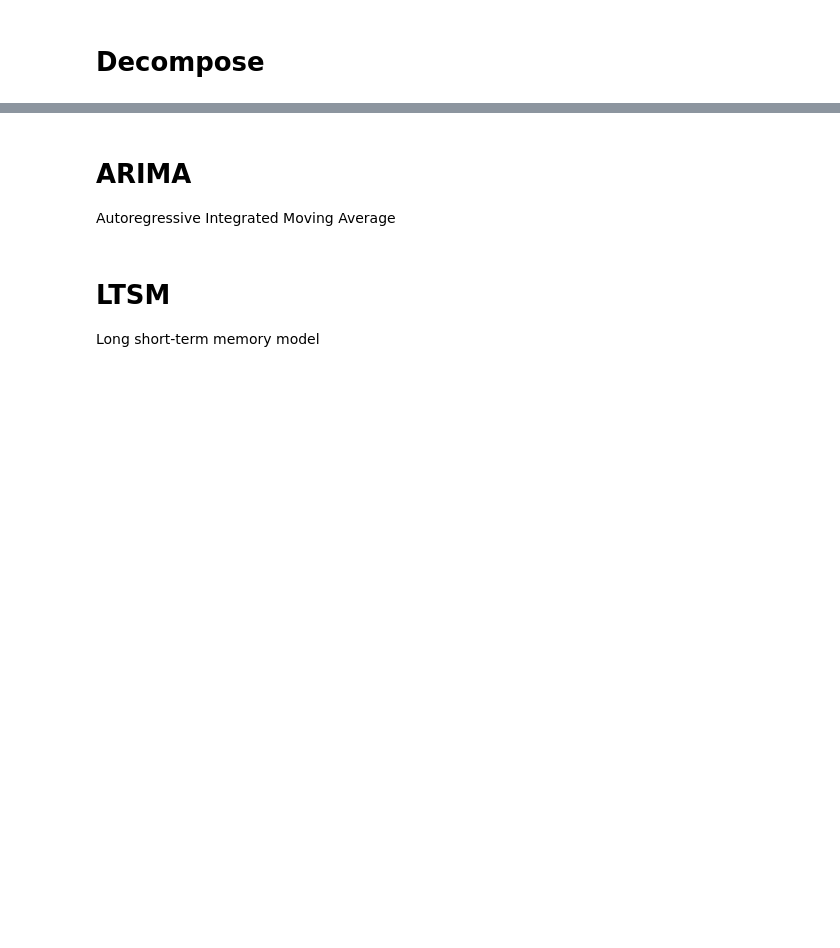
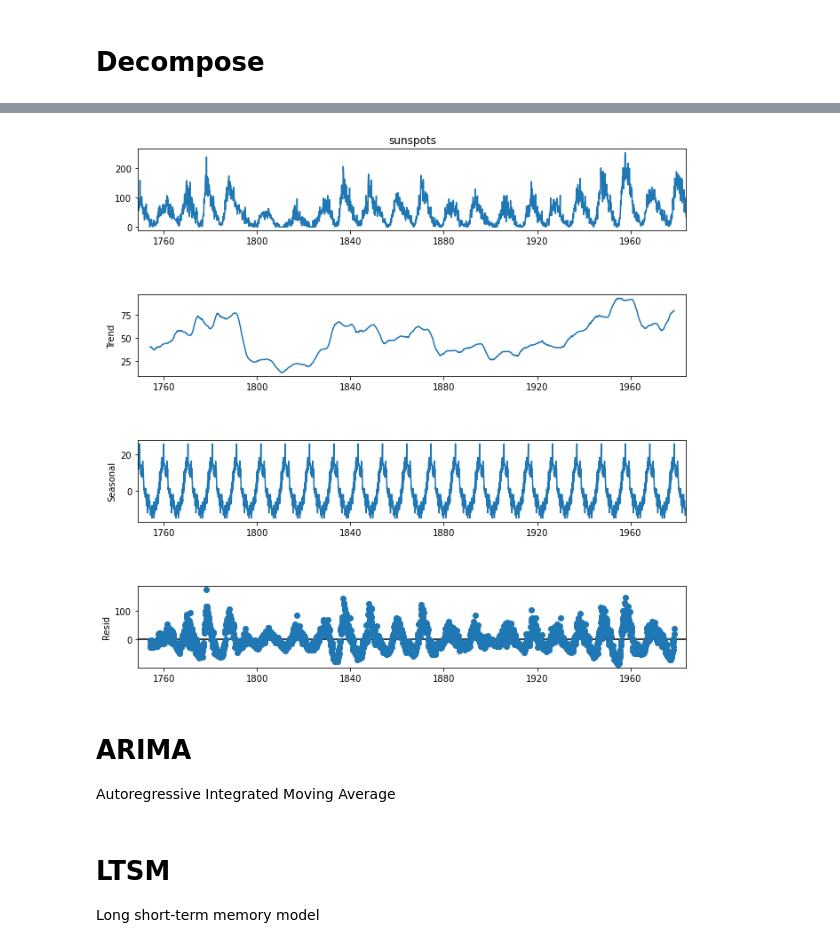
Before and after one commit to noproblem-james/time_series, a Jupyter notebook: notebooks/scratch.ipynb, the cells around one changed output, grey strips where cells are left out. Cells and saved outputs as stored; diff of their text form; code cells hidden in the pictures; blank space fills up the shorter version.

Commit message:
added decomp to nb

```diff
--- a/notebooks/scratch.ipynb
+++ b/notebooks/scratch.ipynb
@@ -30,7 +32,7 @@ df_raw.head()
 | 3 | 1749-04-01 | 55.7 |
 | 4 | 1749-05-01 | 85.0 |
 # %%
-df = df.copy().rename(columns=str.lower).set_index("month")
+df = df_raw.copy().rename(columns=str.lower).set_index("month")
 # %%
 df.dtypes
 # %% [output]
@@ -69,2 +114,4 @@ pd.plotting.autocorrelation_plot(df.sunspots, ax=ax)
 # %% [markdown]
 # Decompose
+# %%
+result = seasonal.seasonal_decompose(df.sunspots, model='additive', period=125)
@@ -71,3 +143,8 @@ pd.plotting.autocorrelation_plot(df.sunspots, ax=ax)
+# %%
+fig = result.plot()
+fig.set_size_inches(10, 10)
+# %% [output]
+[figure, added]
 # %% [markdown]
 # ARIMA
 Autoregressive Integrated Moving Average
```
Also changed, not shown: parts of 13 cells of this notebook.
